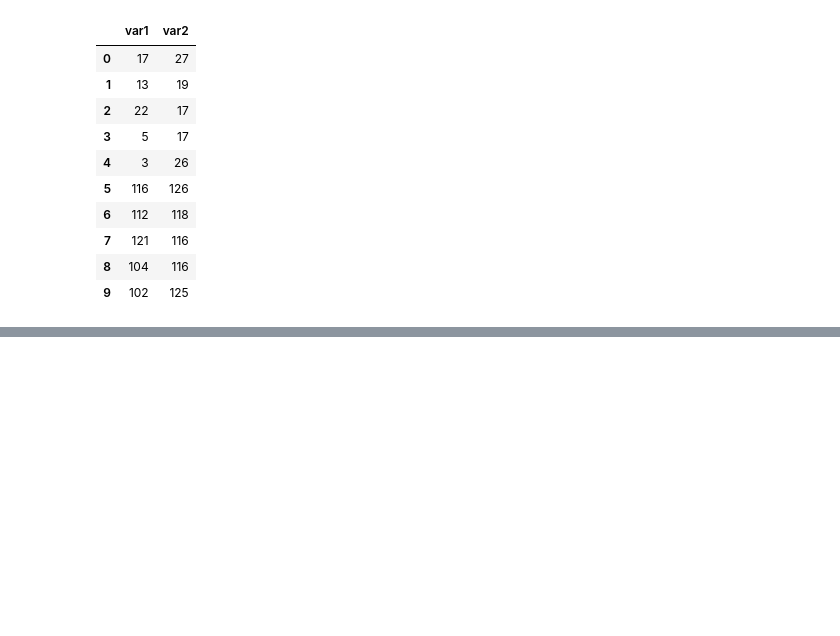
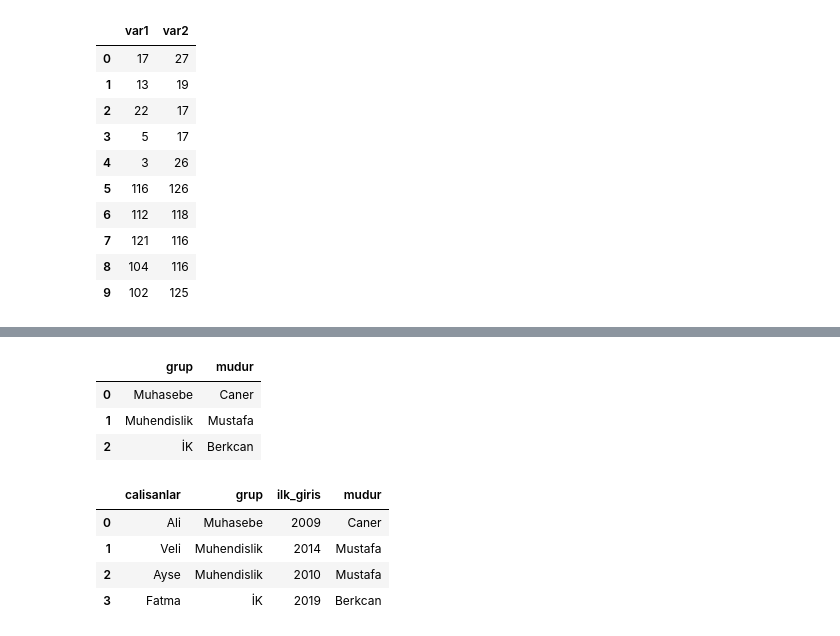
Before and after one commit to tahaasann/Data-Science-Course, a Jupyter notebook: veri_manipulasyonu.ipynb, the cells around one changed output, grey strips where cells are left out. Drawn from its saved outputs; the diff is of its cells as text; code cells hidden in the pictures; blank space fills up the shorter version.

```diff
--- a/veri_manipulasyonu.ipynb
+++ b/veri_manipulasyonu.ipynb
@@ -1698,0 +1726,5 @@ ValueError: Only can inner (intersect) or outer (union) join the other axis
+# %%
+df2 = pd.DataFrame({'calisanlar': ['Ayse','Ali','Veli','Fatma'],
+                   'ilk_giris':[2010,2009,2014,2019]})
+
+df2
@@ -1698,0 +1757,2 @@ ValueError: Only can inner (intersect) or outer (union) join the other axis
+# %%
+df3 = pd.merge(df1, df2)
@@ -1698,0 +1767,18 @@ ValueError: Only can inner (intersect) or outer (union) join the other axis
+# %%
+df4 = pd.DataFrame({'grup': ['Muhasebe','Muhendislik','İK'],
+                   'mudur': ['Caner','Mustafa','Berkcan']})
+
+df4
+# %% [output]
+|  | grup | mudur |
+| 0 | Muhasebe | Caner |
+| 1 | Muhendislik | Mustafa |
+| 2 | İK | Berkcan |
+# %%
+pd.merge(df3,df4)
+# %% [output]
+|  | calisanlar | grup | ilk_giris | mudur |
+| 0 | Ali | Muhasebe | 2009 | Caner |
+| 1 | Veli | Muhendislik | 2014 | Mustafa |
+| 2 | Ayse | Muhendislik | 2010 | Mustafa |
+| 3 | Fatma | İK | 2019 | Berkcan |
```
Also changed, not shown: parts of 15 cells of this notebook.
